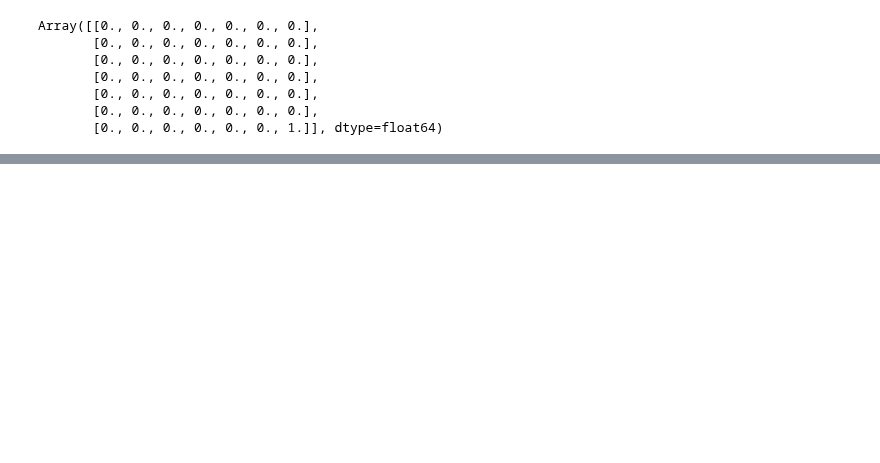
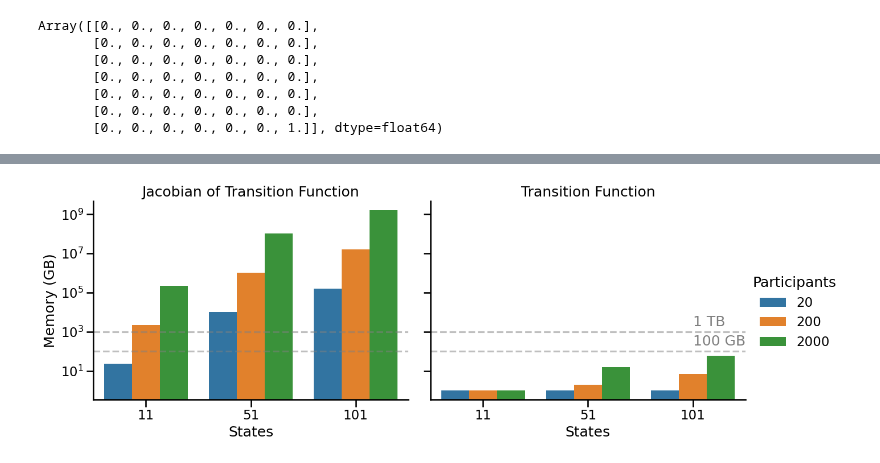
Before and after one commit to rkmalaiya/stochastic_cognitive_dynamics, a Jupyter notebook: poc/examine_memory.ipynb, the cells around one changed output, grey strips where cells are left out. Saved outputs shown, nothing was run; the diff lists cells and outputs as text; code cells hidden in the pictures; blank space fills up the shorter version.

Commit message:
plots for memory and flops usage

```diff
--- a/poc/examine_memory.ipynb
+++ b/poc/examine_memory.ipynb
@@ -7,10 +10,10 @@ import seaborn as sns
 import jax
 # %%
 n_states, start_width, threshold, measurement_prob, delta, mu, sigma, I, J = 7, 3, 1, 1, 1, np.asarray([[2]]), np.asarray([[1]]), 1, 5
-model_type = "Markov"
+model_type, transition_type = "Markov", "TIMESTEP"
 # %%
 intensity_matrix = ca.get_intensity_matrix(n_states, mu, sigma, model_type=model_type)
-phi_0 = ca._get_initial_state(n_states, start_width,model_type=model_type, prior_type="Centered")
+phi_0 = ca._get_initial_state(n_states, start_width,model_type=model_type, prior_type="Uniform")
 intensity_matrix, phi_0
 # %% [output]
 (Array([[[[-1. , -0.5,  0. ,  0. ,  0. ,  0. ,  0. ],
@@ -50,0 +73,13 @@ phi_t.size
+# %%
+ns=np.ceil(t/delta)
+
+def perform_state_transition(intensity_matrix, RT_s, RA_s, Mc, Mw, Mn, phi_0, delta, transition_type="RT|TIMESTEP", likelihood_type="SINGLE|JOINT"):
+
+    #ns=np.floor(RT/delta) # uncomment to include all response time
+
+    T_delta = sci.linalg.expm(intensity_matrix * delta)
+
+    # uncomment to include all response time
+    # T_delta_remaining = sci.linalg.expm(intensity_matrix * ((RT_remaining[...,None,None]) if not npx.isscalar(RT_remaining) else (RT_remaining)))
+    T_t = ca._timestep_transition_matrix(ns, T_delta, Mn)  #uncomment if fails
+    return T_t
@@ -69,3 +133,8 @@ Mc, Mn, Mw, phi_0,
 # %%
-ca.likelihood(intensity_matrix, phi_0, delta, t, np.asarray([[1]]),Mc, Mw, Mn,"TIMESTEP","SINGLE", model_type)
+fn = jax.jacrev(ca.likelihood)
+jax.jit(fn, static_argnames=["transition_type", "likelihood_type", "model_type"]).lower(
+    intensity_matrix, phi_0, delta, t,
+    np.asarray([[1]]),Mc, Mw, Mn,transition_type,"SINGLE",
+    model_type
+     ).cost_analysis()
 # %% [output]
@@ -72,0 +274,23 @@ Array([[0.74478421]], dtype=float64)
+# %%
+with sns.plotting_context("talk"):
+    f = sns.catplot(
+                df_memory.query("Model=='Markov'").melt(id_vars=df_memory.columns.drop(["bytes_accessed_g", "bytes_accessed"]), var_name="Function") \
+                .assign(**{"Function": lambda df: df["Function"].map({"bytes_accessed_g":"Jacobian of Transition Function", "bytes_accessed":"Transition Function"})})
+                .assign(I = lambda df: df.I.astype(str), value = lambda df: np.ceil(df.value)),
+    x="States",
+    y="value",
+    hue="I",
+    col="Function", aspect=1.3,
+    kind="bar", #facet_kws={"sharey":True}
+    )
+    f.set(yscale="log")#, xscale="log")
+    f.set_ylabels("Memory (GB)")
+    f.set_xlabels("States")
+    f.set_titles(col_template="{col_name}")
+    f.refline(y=1000, alpha=0.5)
+    f.refline(y=100, alpha=0.5)
+    f.legend.set_title("Participants")
+    f.axes[0,1].text(y=200, x=2, s="100 GB", alpha=0.5)
+    f.axes[0,1].text(y=2000, x=2, s="1 TB", alpha=0.5)
+# %% [output]
+[figure, added]
```
Also changed, not shown: parts of 18 cells of this notebook.
